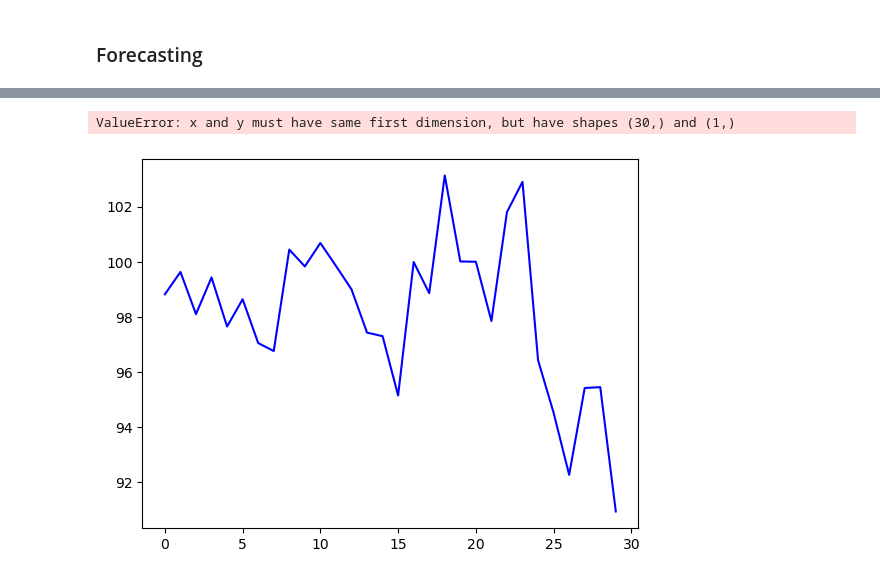
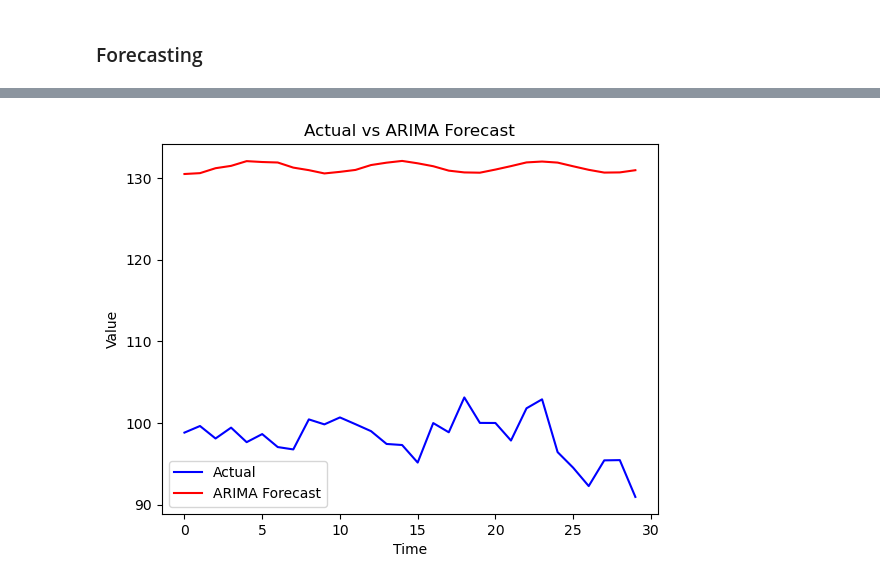
Before and after one commit to ameyagidh/StockPricePredictor, a Jupyter notebook: StockPrediction/Models/ARIMA/ARIMA.ipynb, the cells around one changed output, grey strips where cells are left out. Drawn from its saved outputs; the diff is of its cells as text; code cells hidden in the pictures.

```diff
--- a/StockPrediction/Models/ARIMA/ARIMA.ipynb
+++ b/StockPrediction/Models/ARIMA/ARIMA.ipynb
@@ -279,25 +279,32 @@ upper_bound = forecast_conf_int.iloc[:, 1]  # Upper bound
 
 # 'lower_bound' and 'upper_bound' now contain the lower and upper bounds of the confidence intervals for each forecasted value.
 # %%
-actual_values = test[:steps]
+import matplotlib.pyplot as plt
 
-forecast_values = forecast
+# Assuming you have actual values and ARIMA forecasts
+# Replace 'actual_values' and 'result' with your data
+actual_values = test[:steps]  # Replace with your actual data
+result = result  # Replace with your ARIMA model result
 
+# Forecast the values
+forecast_values = result.forecast(steps)
+
+# Create a time index for the x-axis (e.g., using range)
 time_index = range(len(actual_values))
+
 # Plot actual values
 plt.plot(time_index, actual_values, label='Actual', color='blue')
 
 # Plot ARIMA forecasts
 plt.plot(time_index, forecast_values, label='ARIMA Forecast', color='red')
 
 # Add labels and legend
 plt.xlabel('Time')
 plt.ylabel('Value')
 plt.legend()
 
 # Show the plot
 plt.title('Actual vs ARIMA Forecast')
 plt.show()
 # %% [output]
-ValueError: x and y must have same first dimension, but have shapes (30,) and (1,)
-[figure, old version]
+[figure, new version]
```
Also changed, not shown: parts of 3 cells of this notebook.
